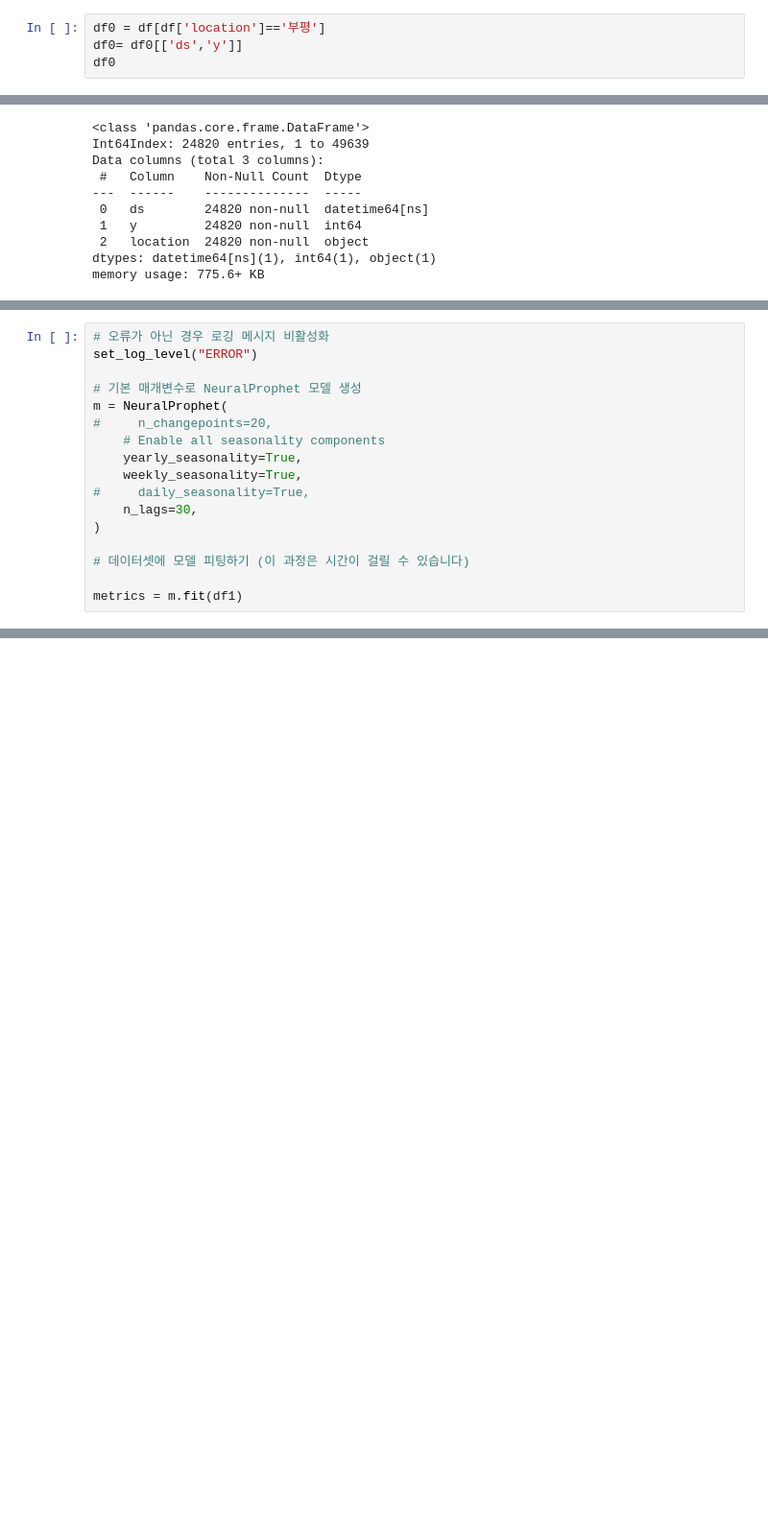
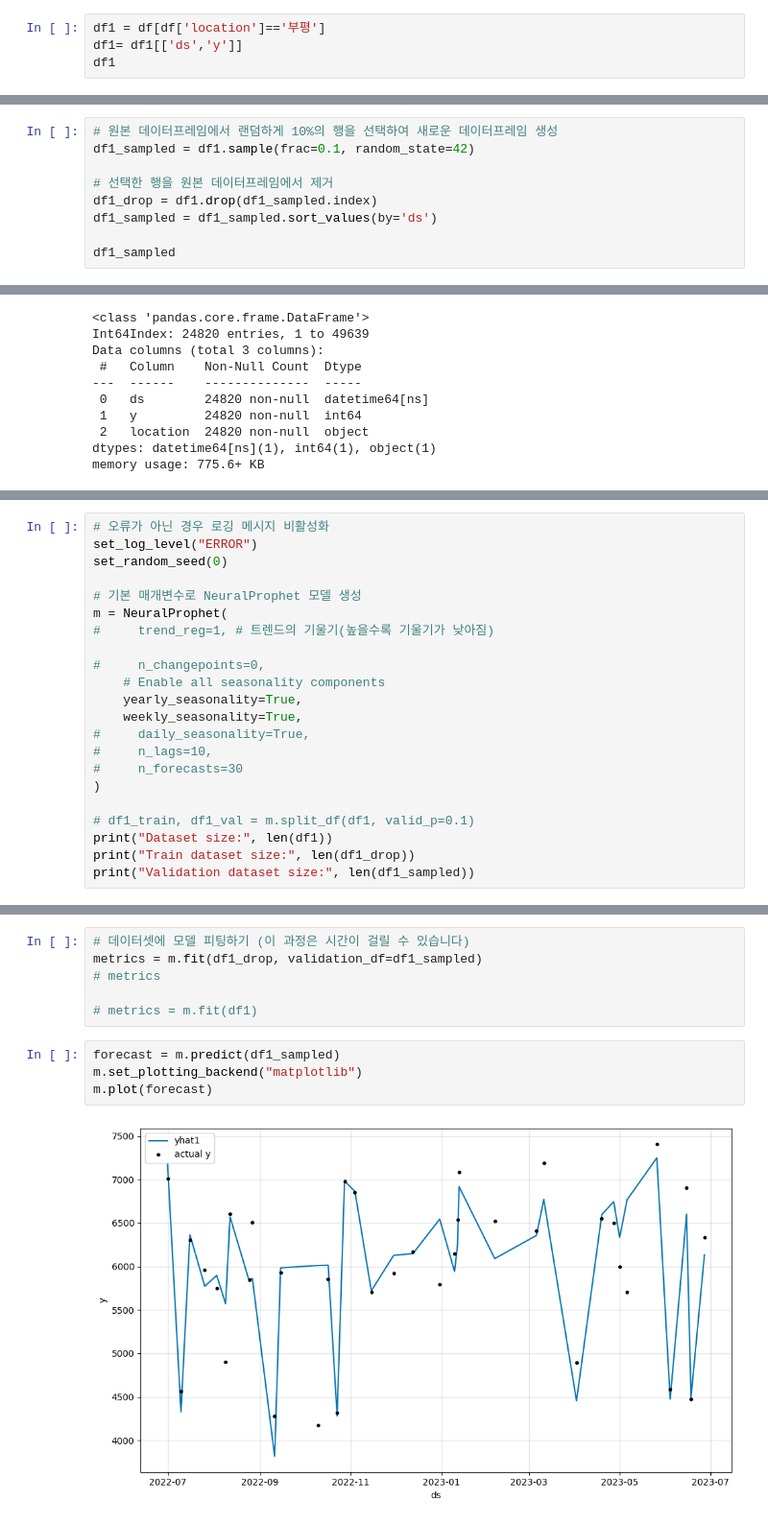
Before and after one commit to sim5132004/final, a Jupyter notebook: 04_이하은/시계열/부평구_부평역.ipynb, the cells around one changed output, grey strips where cells are left out. Shown at 96% size. Drawn from its saved outputs; the diff is of its cells as text; blank space fills up the shorter version.

```diff
--- a/04_이하은/시계열/부평구_부평역.ipynb
+++ b/04_이하은/시계열/부평구_부평역.ipynb
@@ -76,9 +78,9 @@ df
 | 49639 | 2023-06-30 | 7216 | 석남 |
 24820 rows × 3 columns
 # %%
-df0 = df[df['location']=='부평']
-df0= df0[['ds','y']]
-df0
+df1 = df[df['location']=='부평']
+df1= df1[['ds','y']]
+df1
 # %% [output]
 |  | ds | y |
 | 7301 | 2022-07-01 | 7006 |
@@ -93,3 +95,12 @@ df0
 | 8027 | 2023-06-29 | 5628 |
 | 8029 | 2023-06-30 | 7296 |
 365 rows × 2 columns
+# %%
+# 원본 데이터프레임에서 랜덤하게 10%의 행을 선택하여 새로운 데이터프레임 생성
+df1_sampled = df1.sample(frac=0.1, random_state=42)
+
+# 선택한 행을 원본 데이터프레임에서 제거
+df1_drop = df1.drop(df1_sampled.index)
+df1_sampled = df1_sampled.sort_values(by='ds')
+
+df1_sampled
@@ -113,17 +142,22 @@ plt = df0.plot(x="ds", y="y", figsize=(15, 5))
 # %%
 # 오류가 아닌 경우 로깅 메시지 비활성화
 set_log_level("ERROR")
+set_random_seed(0)
 
 # 기본 매개변수로 NeuralProphet 모델 생성
 m = NeuralProphet(
-#     n_changepoints=20,
+#     trend_reg=1, # 트렌드의 기울기(높을수록 기울기가 낮아짐)
+
+#     n_changepoints=0,
     # Enable all seasonality components
     yearly_seasonality=True,
     weekly_seasonality=True,
 #     daily_seasonality=True,
-    n_lags=30,
+#     n_lags=10,
+#     n_forecasts=30
 )
 
-# 데이터셋에 모델 피팅하기 (이 과정은 시간이 걸릴 수 있습니다)
-
-metrics = m.fit(df1)
+# df1_train, df1_val = m.split_df(df1, valid_p=0.1)
+print("Dataset size:", len(df1))
+print("Train dataset size:", len(df1_drop))
+print("Validation dataset size:", len(df1_sampled))
@@ -161,3 +168,15 @@ FigureWidgetResampler({
+# %%
+# 데이터셋에 모델 피팅하기 (이 과정은 시간이 걸릴 수 있습니다)
+metrics = m.fit(df1_drop, validation_df=df1_sampled)
+# metrics
+
+# metrics = m.fit(df1)
+# %%
+forecast = m.predict(df1_sampled)
+m.set_plotting_backend("matplotlib")
+m.plot(forecast)
+# %% [output]
+[figure, added]
 # %%
 m.plot_parameters(components=["trend", "seasonality"])
 # %% [output]
```
Also changed, not shown: parts of 7 cells of this notebook, 21 other files.
